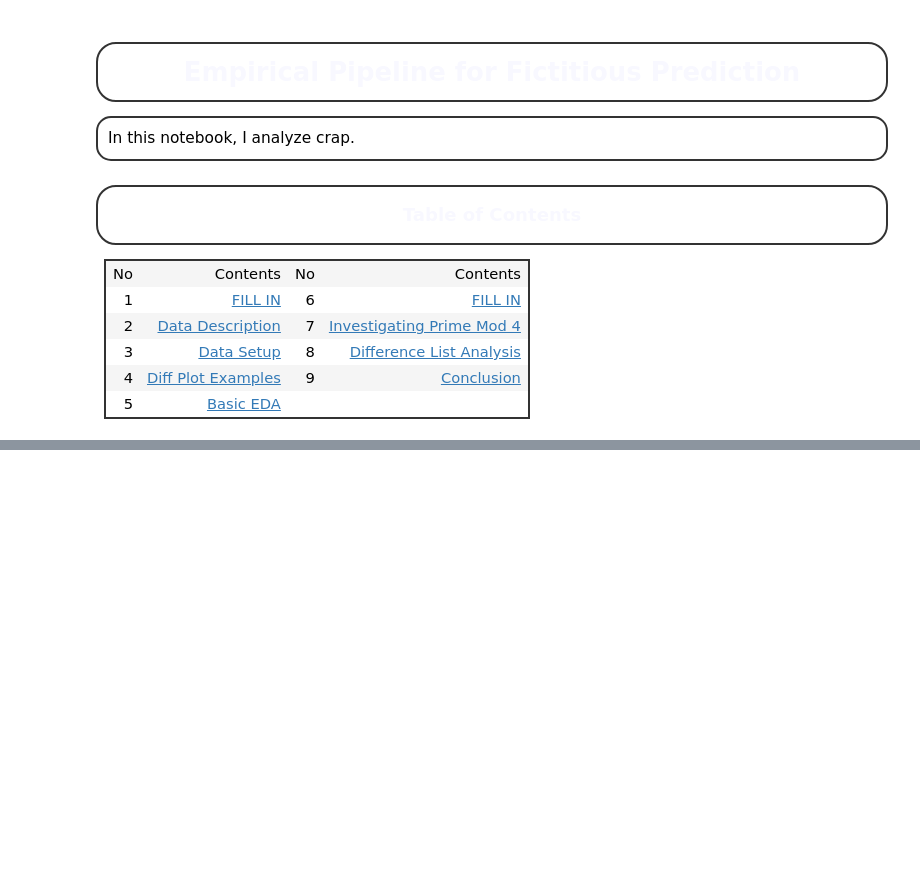
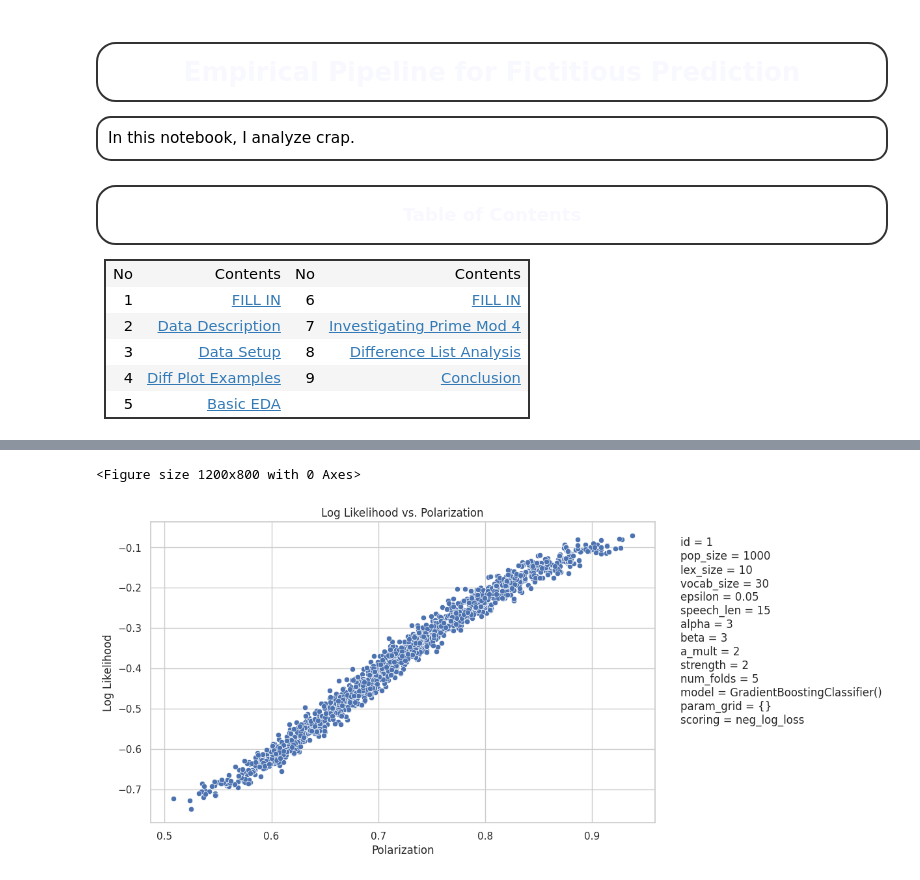
Before and after one commit to jcheigh/fictitious-prediction, a Jupyter notebook: src/analysis.ipynb, the cells around one changed output, grey strips where cells are left out. Saved outputs shown, nothing was run; the diff lists cells and outputs as text; code cells hidden in the pictures; blank space fills up the shorter version.

```diff
--- a/src/analysis.ipynb
+++ b/src/analysis.ipynb
@@ -208,0 +134,5 @@ plot(data)
+# %%
+plot(bce)
+# %% [output]
+<Figure size 1200x800 with 0 Axes>
+[figure, added]
```
Also changed, not shown: parts of 18 cells of this notebook, 7 other files.
